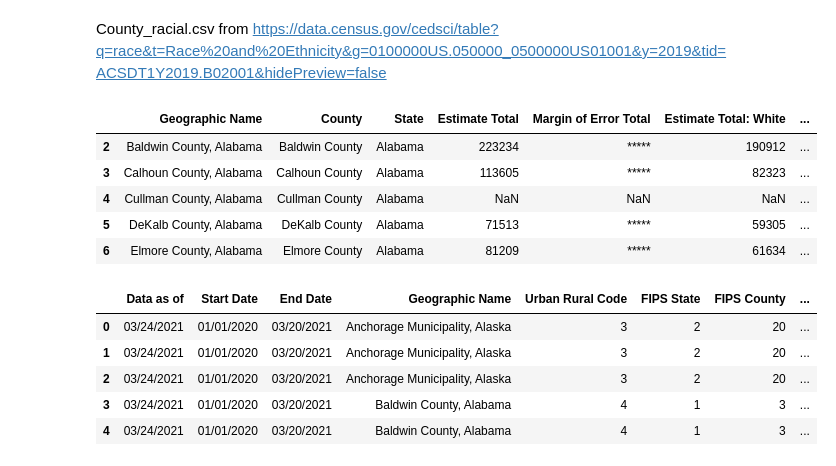
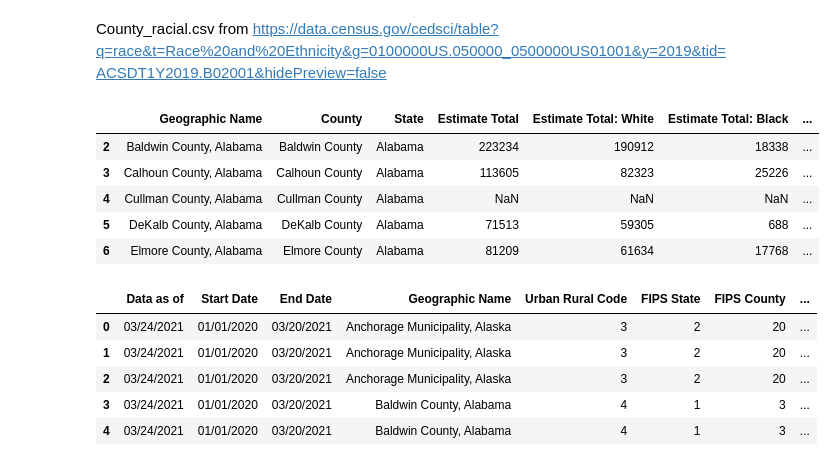
Before and after one commit to lauracharlotteli/cs216project, a Jupyter notebook: 216_project.ipynb, the cells around one changed output. Saved outputs shown, nothing was run; the diff lists cells and outputs as text; code cells hidden in the pictures.

```diff
--- a/216_project.ipynb
+++ b/216_project.ipynb
@@ -6,32 +6,38 @@ County_racial.csv from https://data.census.gov/cedsci/table?q=race&t=Race%20and%
 # %%
 col_names = ['Geographic Name', 'Estimate Total', 'Margin of Error Total', 'Estimate Total: White', 'Margin of Error: White', 'Estimate Total: Black',
             'Margin of Error: Black', 'Estimate Total: Native', 'Margin of Error: Native', 'Estimate Total: Asian', 'Margin of Error: Asian', 'Estimate Total: Hawaiian/PI', 'Margin of Error: Hawaiian/PI',
             'Estimate Total: Other', 'Margin of Error: Other', 'Estimate Total: 2+', 'Margin of Error: 2+',]
 
 county_race = pd.read_csv("county_racial.csv", names = col_names, usecols = list(range(1,18)))
 county_race = county_race.iloc[2:]
 
 county_race[["County", "State"]] = county_race["Geographic Name"].str.split(",", expand = True)
 
 new_col_names = ['Geographic Name', 'County', 'State', 'Estimate Total', 'Margin of Error Total', 'Estimate Total: White', 'Margin of Error: White', 'Estimate Total: Black',
                  'Margin of Error: Black', 'Estimate Total: Native', 'Margin of Error: Native', 'Estimate Total: Asian', 'Margin of Error: Asian', 'Estimate Total: Hawaiian/PI', 'Margin of Error: Hawaiian/PI',
                  'Estimate Total: Other', 'Margin of Error: Other', 'Estimate Total: 2+', 'Margin of Error: 2+',]
 
 county_race = county_race.reindex(columns = new_col_names)
 
+new_col_names = ['Geographic Name', 'County', 'State', 'Estimate Total', 'Margin of Error Total', 'Estimate Total: White', 'Margin of Error: White', 'Estimate Total: Black',
+                 'Margin of Error: Black', 'Estimate Total: Native', 'Margin of Error: Native', 'Estimate Total: Asian', 'Margin of Error: Asian', 'Estimate Total: Hawaiian/PI', 'Margin of Error: Hawaiian/PI',
+                 'Estimate Total: Other', 'Margin of Error: Other', 'Estimate Total: 2+', 'Margin of Error: 2+',]
+
+county_race = county_race[['Geographic Name', 'County', 'State', 'Estimate Total', 'Estimate Total: White', 'Estimate Total: Black',
+                 'Estimate Total: Native', 'Estimate Total: Asian', 'Estimate Total: Hawaiian/PI',
+                 'Estimate Total: Other', 'Estimate Total: 2+']]
+
 county_race.head()
 #note: margin of error total is empty: could probably find a dataset with total populations?? and merge in
 #note 2: the dataset has a lot of detailed columns at the end that i just cut off because not sure how important -
 #like 2 races including/not including other
-
-#get rid of margin of error
 # %% [output]
-|  | Geographic Name | County | State | Estimate Total | Margin of Error Total | Estimate Total: White | ... |
-| 2 | Baldwin County, Alabama | Baldwin County | Alabama | 223234 | ***** | 190912 | ... |
-| 3 | Calhoun County, Alabama | Calhoun County | Alabama | 113605 | ***** | 82323 | ... |
+|  | Geographic Name | County | State | Estimate Total | Estimate Total: White | Estimate Total: Black | ... |
+| 2 | Baldwin County, Alabama | Baldwin County | Alabama | 223234 | 190912 | 18338 | ... |
+| 3 | Calhoun County, Alabama | Calhoun County | Alabama | 113605 | 82323 | 25226 | ... |
 | 4 | Cullman County, Alabama | Cullman County | Alabama | NaN | NaN | NaN | ... |
-| 5 | DeKalb County, Alabama | DeKalb County | Alabama | 71513 | ***** | 59305 | ... |
-| 6 | Elmore County, Alabama | Elmore County | Alabama | 81209 | ***** | 61634 | ... |
+| 5 | DeKalb County, Alabama | DeKalb County | Alabama | 71513 | 59305 | 688 | ... |
+| 6 | Elmore County, Alabama | Elmore County | Alabama | 81209 | 61634 | 17768 | ... |
 # %%
 states = {
         'AK': 'Alaska',
```
Also changed, not shown: parts of 2 cells of this notebook.
